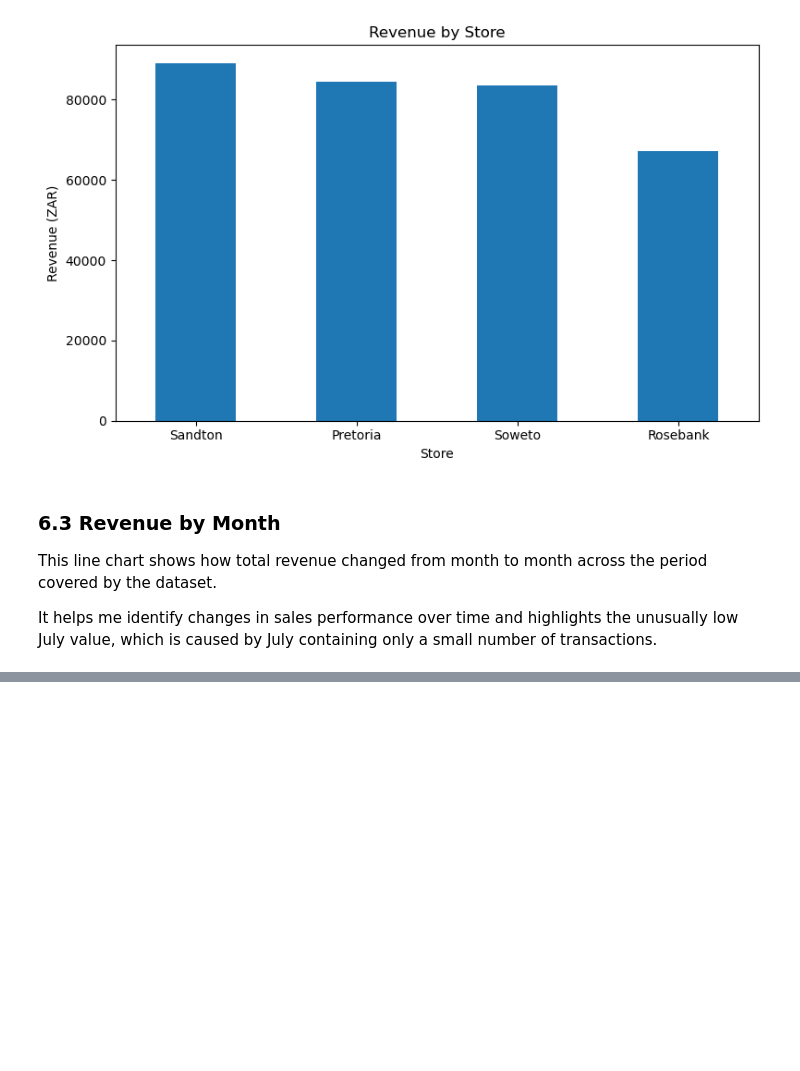
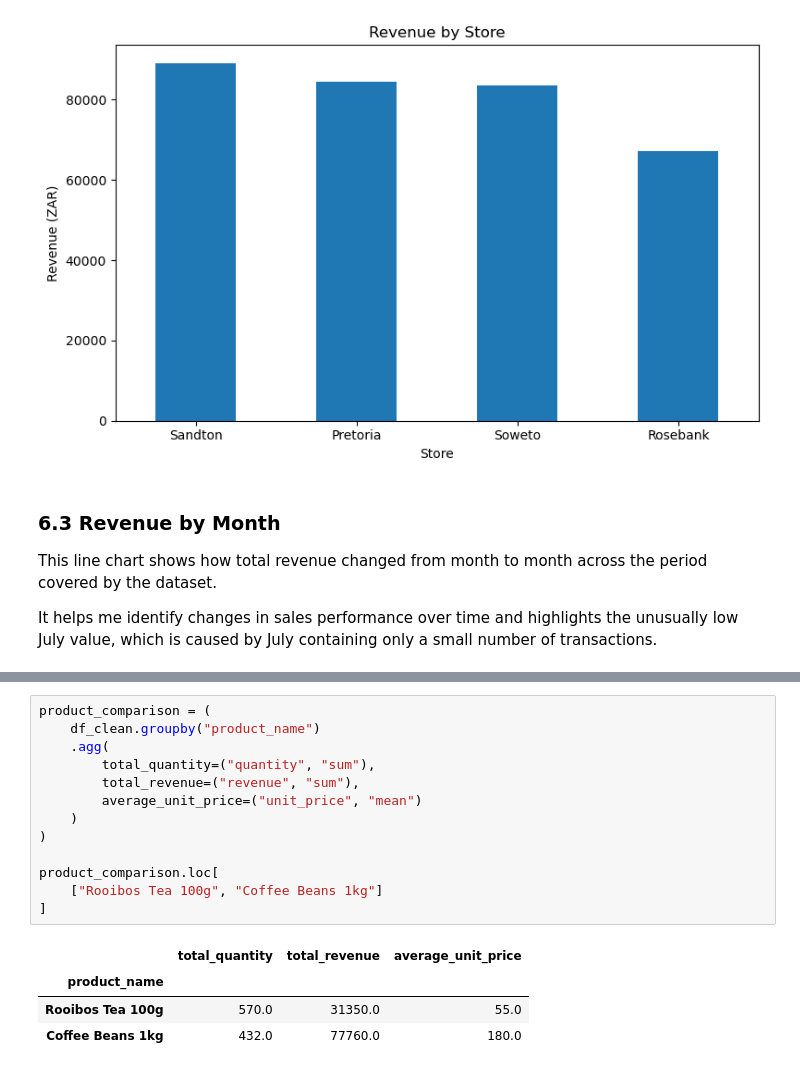
Before and after one commit to xayanklovell/retail-sales-analysis, a Jupyter notebook: analysis.ipynb, the cells around one changed output, grey strips where cells are left out. Saved outputs shown, nothing was run; the diff lists cells and outputs as text; blank space fills up the shorter version.

```diff
--- a/analysis.ipynb
+++ b/analysis.ipynb
@@ -707,0 +708,18 @@ plt.show()
+# %%
+product_comparison = (
+    df_clean.groupby("product_name")
+    .agg(
+        total_quantity=("quantity", "sum"),
+        total_revenue=("revenue", "sum"),
+        average_unit_price=("unit_price", "mean")
+    )
+)
+
+product_comparison.loc[
+    ["Rooibos Tea 100g", "Coffee Beans 1kg"]
+]
+# %% [output]
+|  | total_quantity | total_revenue | average_unit_price |
+| product_name |  |  |  |
+| Rooibos Tea 100g | 570.0 | 31350.0 | 55.0 |
+| Coffee Beans 1kg | 432.0 | 77760.0 | 180.0 |
```
Also changed, not shown: parts of 18 cells of this notebook, 4 other files.
